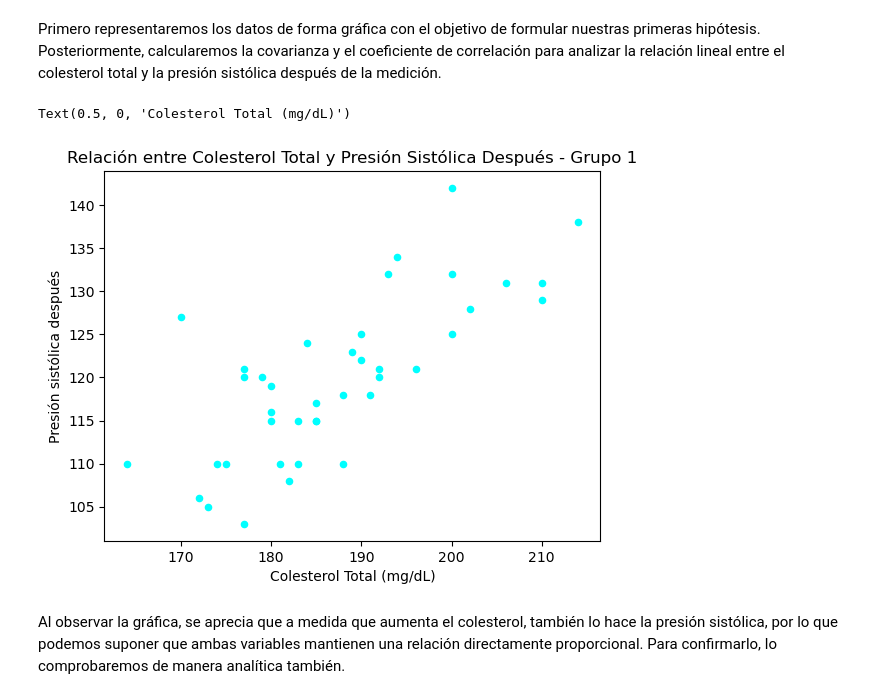
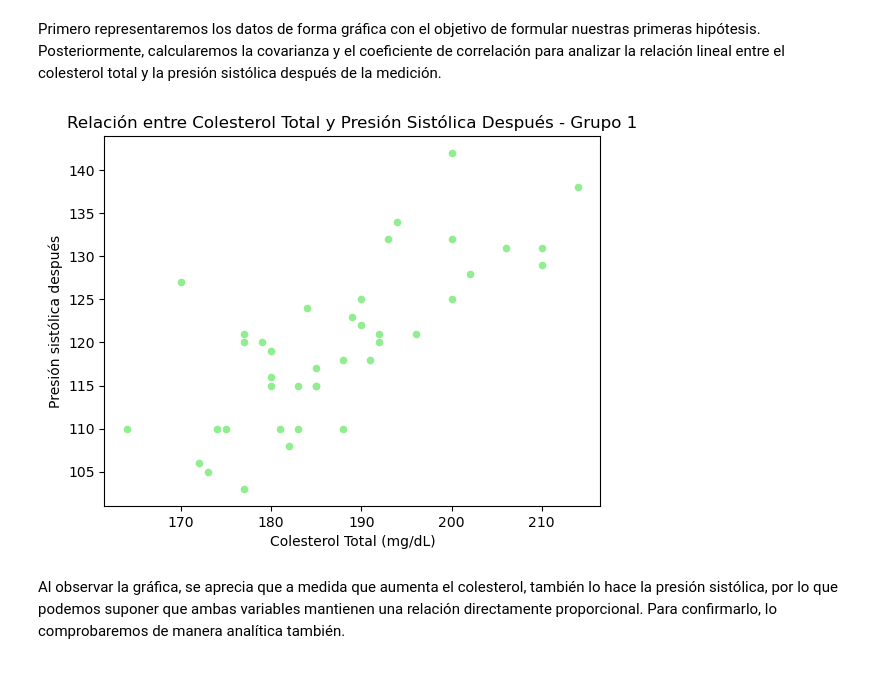
Before and after one commit to annabmota/estadistica, a Jupyter notebook: Prueba_evaluación_Annabelle_Mo_Ta.ipynb, the cells around one changed output. Cells and saved outputs as stored; diff of their text form; code cells hidden in the pictures.

```diff
--- a/Prueba_evaluación_Annabelle_Mo_Ta.ipynb
+++ b/Prueba_evaluación_Annabelle_Mo_Ta.ipynb
@@ -53,3 +46,9 @@ summary_stats_1
 | 50% | 1.0 | 27.000000 | 124.500000 | 120.0000 | 185.000000 |
 | 75% | 1.0 | 30.250000 | 129.000000 | 125.5000 | 193.250000 |
 | max | 1.0 | 35.000000 | 142.000000 | 142.0000 | 214.000000 |
+# %%
+# Calcular la moda para el Grupo 1
+# Ordenar los datos para facilitar la identificación de la moda
+Grupo_1 = Grupo_1.sort_values(by='Presion sistólica antes')
+moda_1_ant = Grupo_1['Presion sistólica antes'].mode()[0]
+print(f'Moda de la presión sistólica antes del medicamento en el Grupo 1: {moda_1_ant}')
@@ -392,14 +341,14 @@ Primero representaremos los datos de forma gráfica con el objetivo de formular
 # %%
 # Representación gráfica de la relación entre Colesterol Total y Presión Sistólica Después para el Grupo 1
 x = Grupo_1['Colesterol total']
 y = Grupo_1['Presión sistólica después']
 mmHg_desp_colesterol = pd.DataFrame({'Colesterol total': x, 'Presión sistólica después': y})
-mmHg_desp_colesterol.plot(kind='scatter', x='Colesterol total', y='Presión sistólica después', color='cyan')
+mmHg_desp_colesterol.plot(kind='scatter', x='Colesterol total', y='Presión sistólica después', color='lightgreen')
 plt.title('Relación entre Colesterol Total y Presión Sistólica Después - Grupo 1')
 plt.xlabel('Colesterol Total (mg/dL)')
+plt.show()
 # %% [output]
-Text(0.5, 0, 'Colesterol Total (mg/dL)')
-[figure, old version]
+[figure, new version]
 # %% [markdown]
 Al observar la gráfica, se aprecia que a medida que aumenta el colesterol, también lo hace la presión sistólica, por lo que podemos suponer que ambas variables mantienen una relación directamente proporcional. Para confirmarlo, lo comprobaremos de manera analítica también.
 # %%
```
Also changed, not shown: parts of 59 cells of this notebook.
